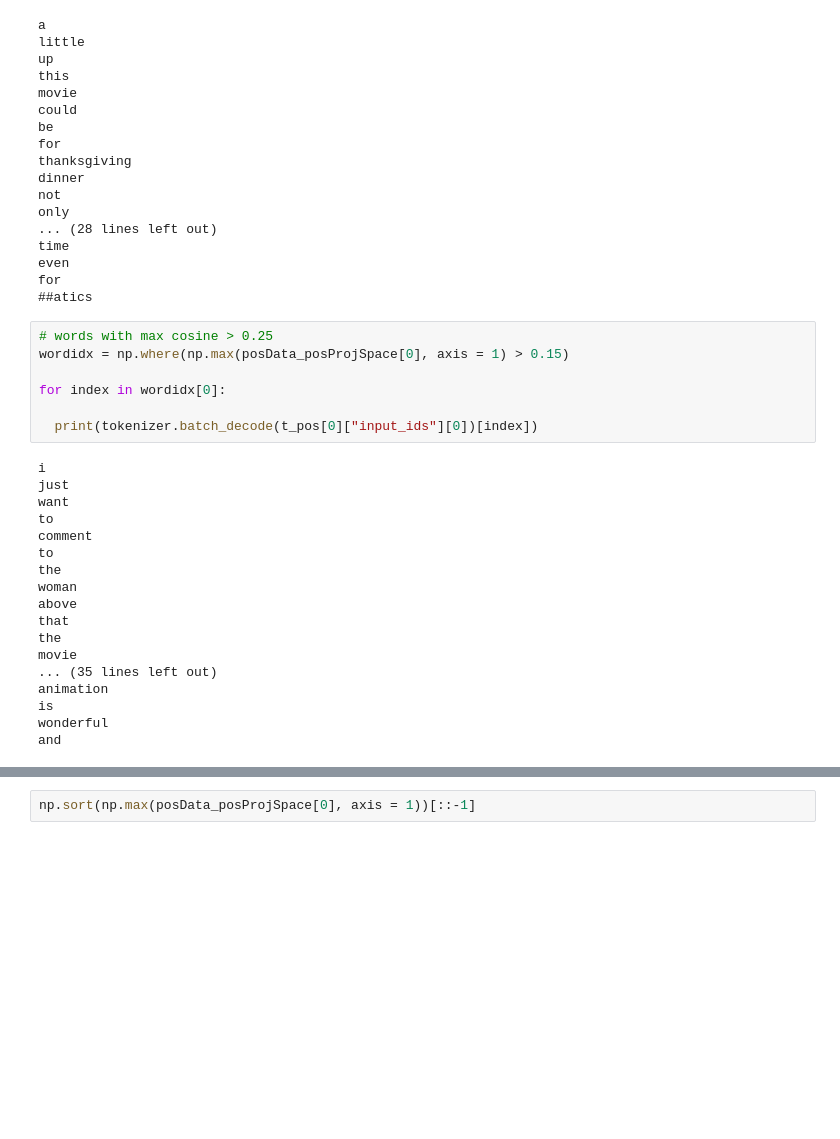
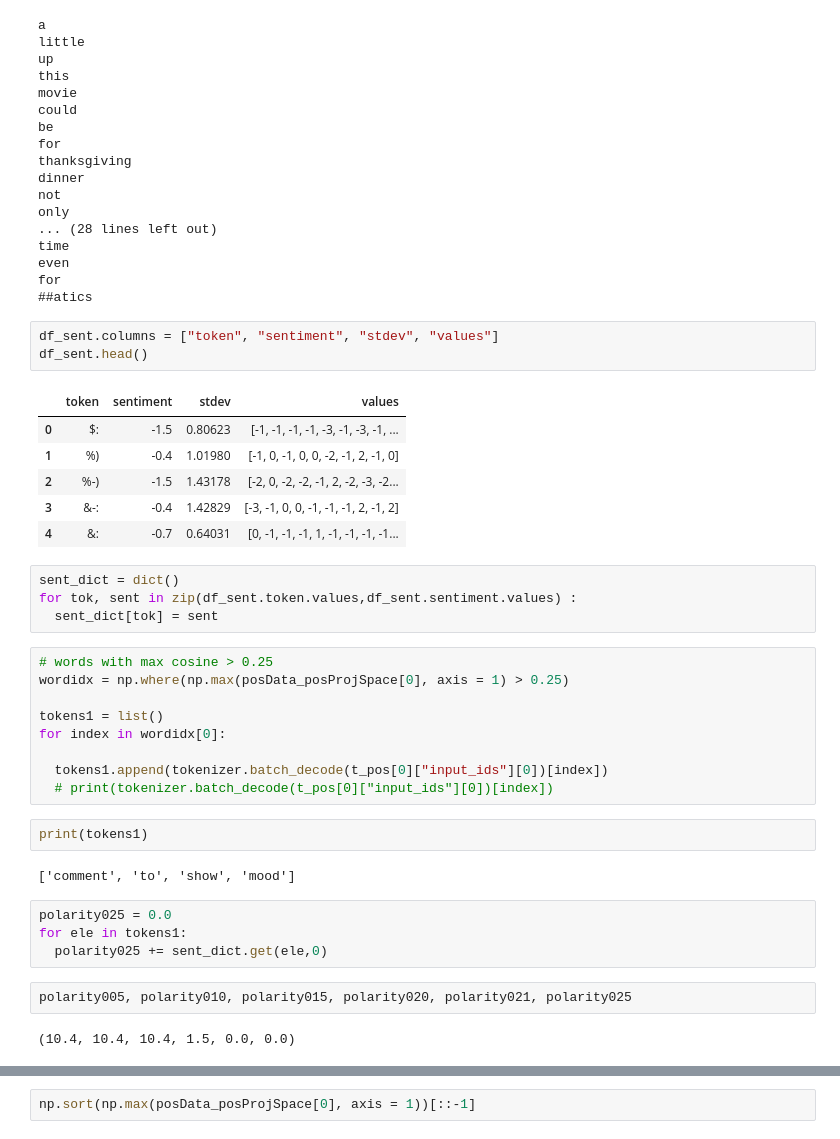
Before and after one commit to rahul-ohlan/TWARP, a Jupyter notebook: imdb_interpretability.ipynb, the cells around one changed output, grey strips where cells are left out. Cells and saved outputs as stored; diff of their text form; blank space fills up the shorter version.

```diff
--- a/imdb_interpretability.ipynb
+++ b/imdb_interpretability.ipynb
@@ -1630,28 +1639,38 @@ time
 even
 for
 ##atics
+# %%
+df_sent.columns = ["token", "sentiment", "stdev", "values"]
+df_sent.head()
+# %% [output]
+|  | token | sentiment | stdev | values |
+| 0 | $: | -1.5 | 0.80623 | [-1, -1, -1, -1, -3, -1, -3, -1, ... |
+| 1 | %) | -0.4 | 1.01980 | [-1, 0, -1, 0, 0, -2, -1, 2, -1, 0] |
+| 2 | %-) | -1.5 | 1.43178 | [-2, 0, -2, -2, -1, 2, -2, -3, -2... |
+| 3 | &-: | -0.4 | 1.42829 | [-3, -1, 0, 0, -1, -1, -1, 2, -1, 2] |
+| 4 | &: | -0.7 | 0.64031 | [0, -1, -1, -1, 1, -1, -1, -1, -1... |
+# %%
+sent_dict = dict()
+for tok, sent in zip(df_sent.token.values,df_sent.sentiment.values) :
+  sent_dict[tok] = sent
 # %%
 # words with max cosine > 0.25
-wordidx = np.where(np.max(posData_posProjSpace[0], axis = 1) > 0.15)
+wordidx = np.where(np.max(posData_posProjSpace[0], axis = 1) > 0.25)
 
+tokens1 = list()
 for index in wordidx[0]:
 
-  print(tokenizer.batch_decode(t_pos[0]["input_ids"][0])[index])
+  tokens1.append(tokenizer.batch_decode(t_pos[0]["input_ids"][0])[index])
+  # print(tokenizer.batch_decode(t_pos[0]["input_ids"][0])[index])
-# %% [output]
-i
-just
-want
-to
-comment
-to
-the
-woman
-above
-that
-the
-movie
-... (35 lines left out)
-animation
-is
-wonderful
-and
+# %%
+print(tokens1)
+# %% [output]
+['comment', 'to', 'show', 'mood']
+# %%
+polarity025 = 0.0
+for ele in tokens1:
+  polarity025 += sent_dict.get(ele,0)
+# %%
+polarity005, polarity010, polarity015, polarity020, polarity021, polarity025
+# %% [output]
+(10.4, 10.4, 10.4, 1.5, 0.0, 0.0)
```
Also changed, not shown: parts of 31 cells of this notebook.
